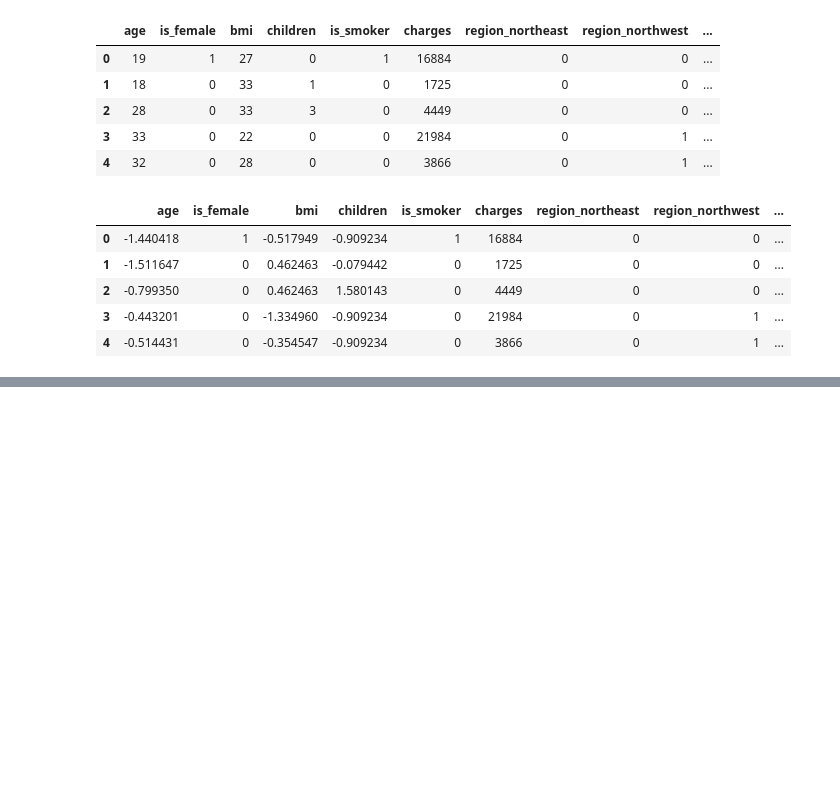
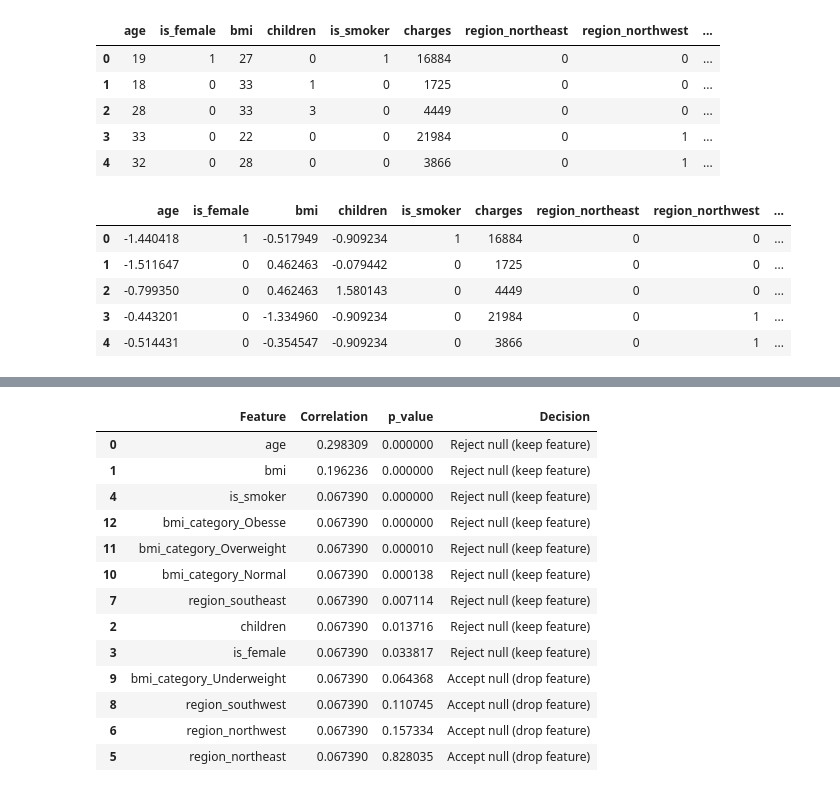
Before and after one commit to Soumyadip778/Machine_Learning_Series, a Jupyter notebook: ML_part1/insurance.ipynb, the cells around one changed output, grey strips where cells are left out. Cells and saved outputs as stored; diff of their text form; code cells hidden in the pictures; blank space fills up the shorter version.

```diff
--- a/ML_part1/insurance.ipynb
+++ b/ML_part1/insurance.ipynb
@@ -335,0 +339,36 @@ results_df
+# %%
+
+from scipy.stats import pointbiserialr
+for col in categorical_features_cols:
+   corr, p_value = pointbiserialr(df_cleaned[col], df_cleaned['charges'])
+   decision =  ""
+   if p_value < alpha:
+      decision = "Reject null (keep feature)"
+   else:
+      decision = "Accept null (drop feature)"
+   results.append({
+'Feature' : col,
+'Correlation' : correlation ,
+'p_value' : round(p_value, 6),
+'Decision' : decision
+
+})
+# %%
+results_df = pd.DataFrame(results).sort_values(by= 'p_value' , ascending = True)
+# %%
+results_df
+# %% [output]
+|  | Feature | Correlation | p_value | Decision |
+| 0 | age | 0.298309 | 0.000000 | Reject null (keep feature) |
+| 1 | bmi | 0.196236 | 0.000000 | Reject null (keep feature) |
+| 4 | is_smoker | 0.067390 | 0.000000 | Reject null (keep feature) |
+| 12 | bmi_category_Obesse | 0.067390 | 0.000000 | Reject null (keep feature) |
+| 11 | bmi_category_Overweight | 0.067390 | 0.000010 | Reject null (keep feature) |
+| 10 | bmi_category_Normal | 0.067390 | 0.000138 | Reject null (keep feature) |
+| 7 | region_southeast | 0.067390 | 0.007114 | Reject null (keep feature) |
+| 2 | children | 0.067390 | 0.013716 | Reject null (keep feature) |
+| 3 | is_female | 0.067390 | 0.033817 | Reject null (keep feature) |
+| 9 | bmi_category_Underweight | 0.067390 | 0.064368 | Accept null (drop feature) |
+| 8 | region_southwest | 0.067390 | 0.110745 | Accept null (drop feature) |
+| 6 | region_northwest | 0.067390 | 0.157334 | Accept null (drop feature) |
+| 5 | region_northeast | 0.067390 | 0.828035 | Accept null (drop feature) |
```
Also changed, not shown: parts of 6 cells of this notebook.
